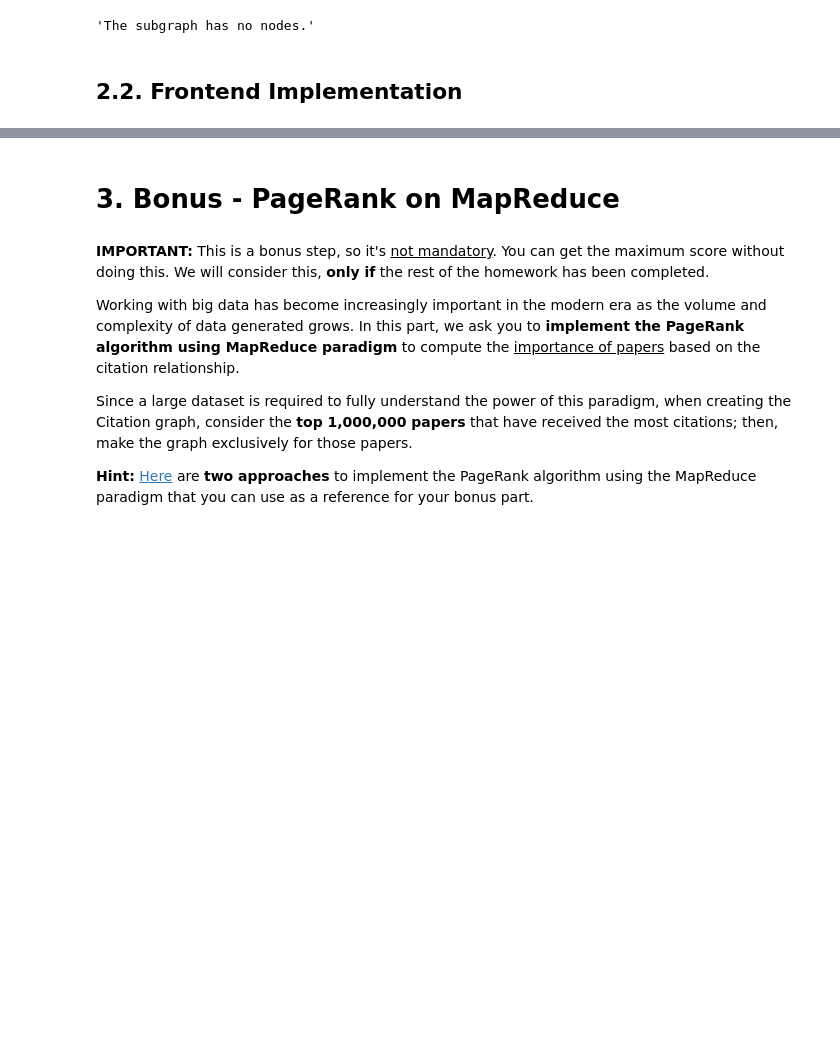
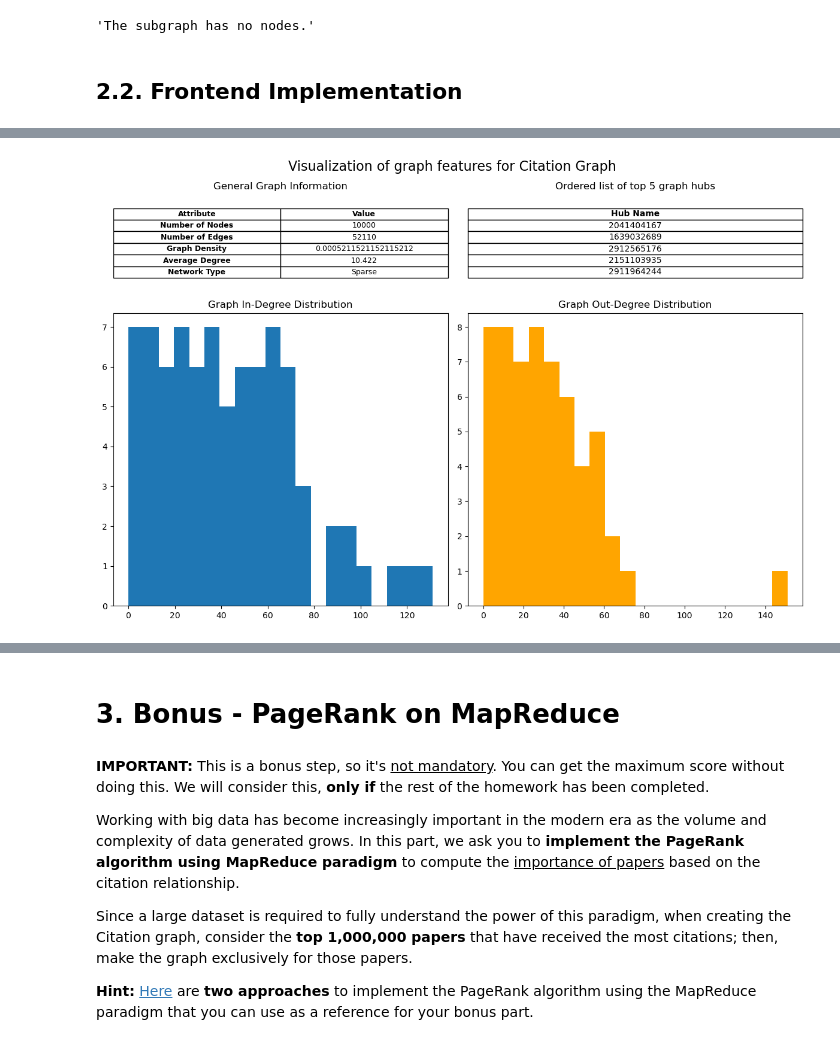
Before and after one commit to LorenzoPannacci/ADM-HW5, a Jupyter notebook: main.ipynb, the cells around one changed output, grey strips where cells are left out. Drawn from its saved outputs; the diff is of its cells as text; code cells hidden in the pictures; blank space fills up the shorter version.

Commit message:
done visualization 1

```diff
--- a/main.ipynb
+++ b/main.ipynb
@@ -42,6 +43,7 @@ import functionality
 # libraries reloading
 
 functionality = reload(functionality)
+visualization = reload(visualization)
 # %% [markdown]
 # 1. Data
 # %% [markdown]
@@ -868,0 +851,7 @@ We anticipate seeing the Functionality 5 report in Visualization 5. To be more s
+# %%
+# check 'visualization.py' to see the code of the function
+
+citation_features = functionality.graph_features(G_citation, "Citation Graph")
+visualization.visualization_1(citation_features)
+# %% [output]
+[figure, added]
```
Also changed, not shown: parts of 8 cells of this notebook, 2 other files.
